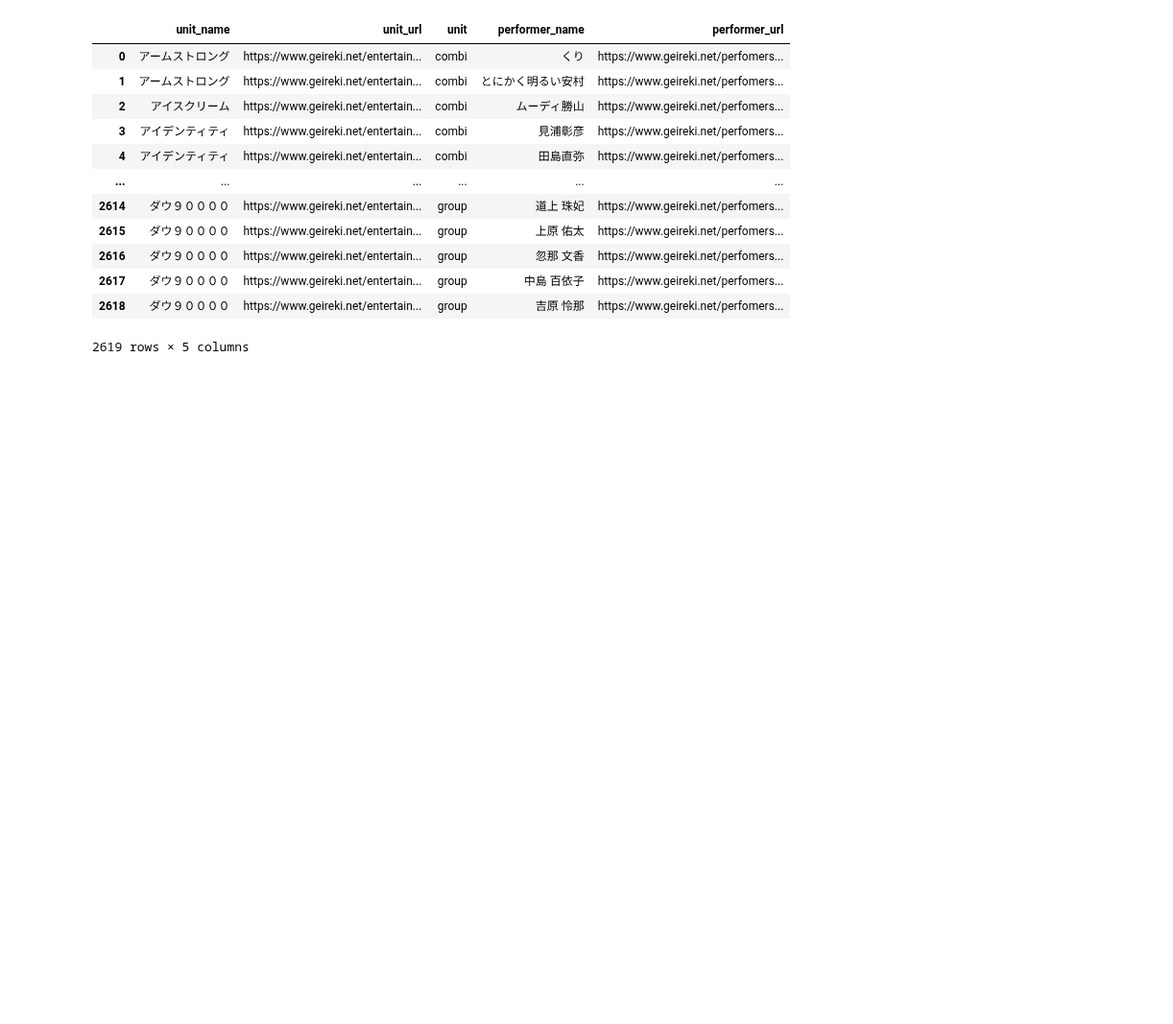
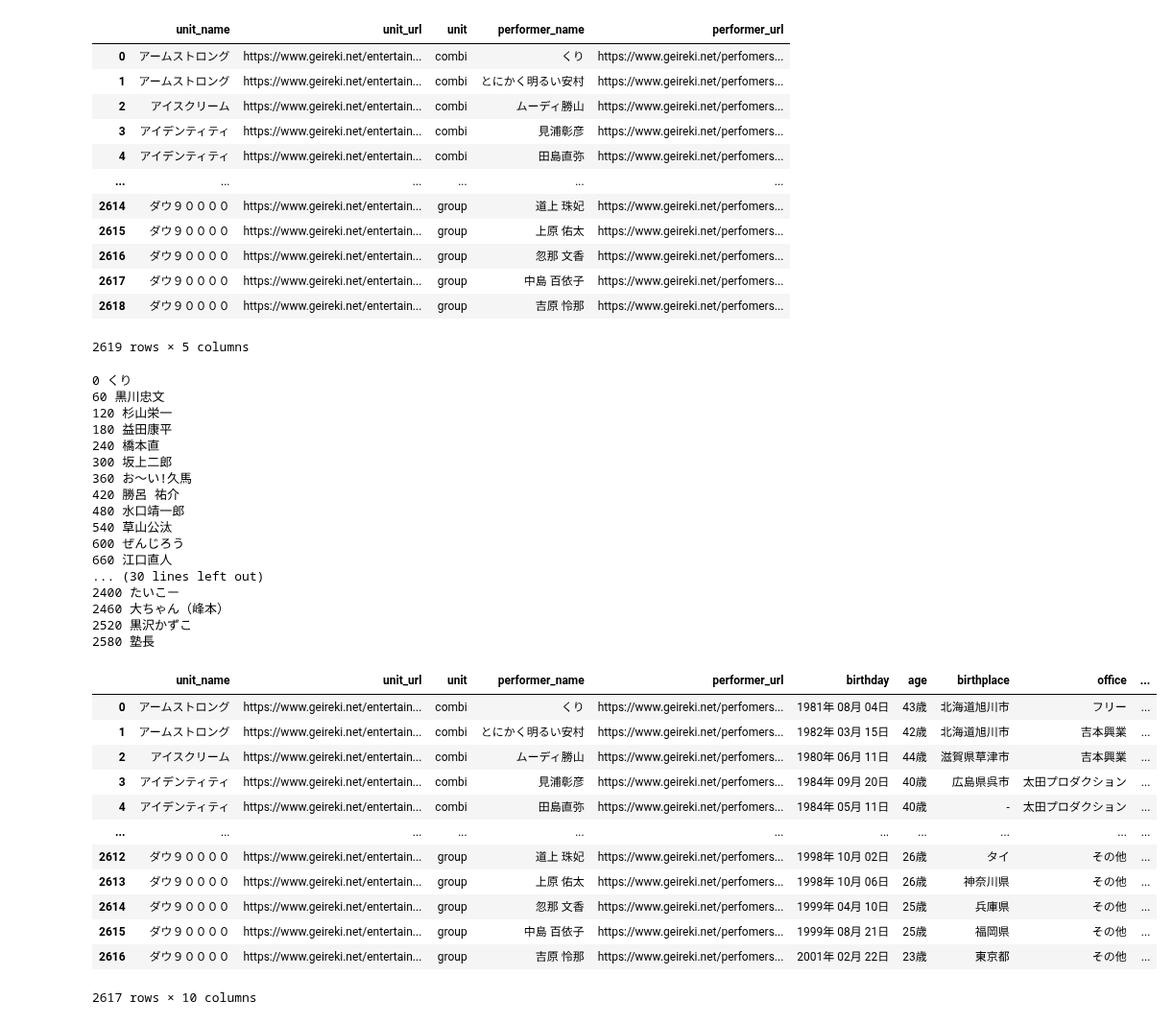
Before and after one commit to umenerineri/infovis-notebooks, a Jupyter notebook: final_project/project_additional.ipynb, the cells around one changed output. Shown at 96% size. Saved outputs shown, nothing was run; the diff lists cells and outputs as text; code cells hidden in the pictures; blank space fills up the shorter version.

Commit message:
performer data scraped

```diff
--- a/final_project/project_additional.ipynb
+++ b/final_project/project_additional.ipynb
@@ -327,30 +325,68 @@ performer_page_df.to_csv(os.path.join(folder_name_raw, "performer_page.csv"), in
 # %%
 # 芸人ページから、誕生日・年齢・出身地・事務所・芸歴を取得
 
 performer_data = []
 
 for i, row in performer_page_df.iterrows():
-    if i==1: break
     unit_name = row["unit_name"]
     unit_url = row["unit_url"]
     unit = row["unit"]
     performer_name = row["performer_name"]
-    print(i, performer_name)
+    if i % 60 == 0:
+        print(i, performer_name)
     performer_url = row["performer_url"]
+    if not performer_url:
+        print("skipped")
+        continue
     request = requests.get(performer_url, headers={"User-Agent": dummy_user_agent}, timeout=10)
     soup = BeautifulSoup(request.text, "html.parser")
     tbody = soup.select_one("#top > div > table")
-    birthday = tbody.find("th", string="誕生日").find_next_sibling().get_text(strip=True)
-    age = tbody.find("th", string="年齢").find_next_sibling().get_text(strip=True)
-    birthplace = tbody.find("th", string="出身地").find_next_sibling().get_text(strip=True)
-    office = tbody.find("th", string="事務所").find_next_sibling().get_text(strip=True)
-    history = tbody.find("th", string="芸歴").find_next_sibling().get_text(strip=True)
-    performer_data.append({"unit_name": unit_name, "unit_url": unit_url, "unit": unit, "performer_name": performer_name, "performer_url": performer_url,
-                           "birthday": birthday, "age": age, "birthplace": birthplace, "office": office, "history": history})
+    if tbody:
+        birthday = tbody.find("th", string="誕生日").find_next_sibling().get_text(strip=True)
+        age = tbody.find("th", string="年齢").find_next_sibling().get_text(strip=True)
+        birthplace = tbody.find("th", string="出身地").find_next_sibling().get_text(strip=True)
+        office = tbody.find("th", string="事務所").find_next_sibling().get_text(strip=True)
+        history = tbody.find("th", string="芸歴").find_next_sibling().get_text(strip=True)
+        performer_data.append({"unit_name": unit_name, "unit_url": unit_url, "unit": unit, "performer_name": performer_name, "performer_url": performer_url,
+                               "birthday": birthday, "age": age, "birthplace": birthplace, "office": office, "history": history})
+    else:
+        performer_data.append({"unit_name": unit_name, "unit_url": unit_url, "unit": unit, "performer_name": performer_name, "performer_url": performer_url,
+                               "birthday": None, "age": None, "birthplace": None, "office": None, "history": None})
     time.sleep(1)
 
 
 performer_data_df = pd.DataFrame(performer_data)
 performer_data_df
+# %% [output]
+0 くり
+60 黒川忠文
+120 杉山栄一
+180 益田康平
+240 橋本直
+300 坂上二郎
+360 お～い!久馬
+420 勝呂 祐介
+480 水口靖一郎
+540 草山公汰
+600 ぜんじろう
+660 江口直人
+... (30 lines left out)
+2400 たいこー
+2460 大ちゃん（峰本）
+2520 黒沢かずこ
+2580 塾長
+|  | unit_name | unit_url | unit | performer_name | performer_url | birthday | age | birthplace | office | ... |
+| 0 | アームストロング | https://www.geireki.net/entertain... | combi | くり | https://www.geireki.net/perfomers... | 1981年 08月 04日 | 43歳 | 北海道旭川市 | フリー | ... |
+| 1 | アームストロング | https://www.geireki.net/entertain... | combi | とにかく明るい安村 | https://www.geireki.net/perfomers... | 1982年 03月 15日 | 42歳 | 北海道旭川市 | 吉本興業 | ... |
+| 2 | アイスクリーム | https://www.geireki.net/entertain... | combi | ムーディ勝山 | https://www.geireki.net/perfomers... | 1980年 06月 11日 | 44歳 | 滋賀県草津市 | 吉本興業 | ... |
+| 3 | アイデンティティ | https://www.geireki.net/entertain... | combi | 見浦彰彦 | https://www.geireki.net/perfomers... | 1984年 09月 20日 | 40歳 | 広島県呉市 | 太田プロダクション | ... |
+| 4 | アイデンティティ | https://www.geireki.net/entertain... | combi | 田島直弥 | https://www.geireki.net/perfomers... | 1984年 05月 11日 | 40歳 | - | 太田プロダクション | ... |
+| ... | ... | ... | ... | ... | ... | ... | ... | ... | ... | ... |
+| 2612 | ダウ９００００ | https://www.geireki.net/entertain... | group | 道上 珠妃 | https://www.geireki.net/perfomers... | 1998年 10月 02日 | 26歳 | タイ | その他 | ... |
+| 2613 | ダウ９００００ | https://www.geireki.net/entertain... | group | 上原 佑太 | https://www.geireki.net/perfomers... | 1998年 10月 06日 | 26歳 | 神奈川県 | その他 | ... |
+| 2614 | ダウ９００００ | https://www.geireki.net/entertain... | group | 忽那 文香 | https://www.geireki.net/perfomers... | 1999年 04月 10日 | 25歳 | 兵庫県 | その他 | ... |
+| 2615 | ダウ９００００ | https://www.geireki.net/entertain... | group | 中島 百依子 | https://www.geireki.net/perfomers... | 1999年 08月 21日 | 25歳 | 福岡県 | その他 | ... |
+| 2616 | ダウ９００００ | https://www.geireki.net/entertain... | group | 吉原 怜那 | https://www.geireki.net/perfomers... | 2001年 02月 22日 | 23歳 | 東京都 | その他 | ... |
+2617 rows × 10 columns
 # %%
 performer_data_df.to_csv(os.path.join(folder_name_raw, "performer_data.csv"), index=False)
```
Also changed, not shown: parts of 1 cell of this notebook, 1 other file.
